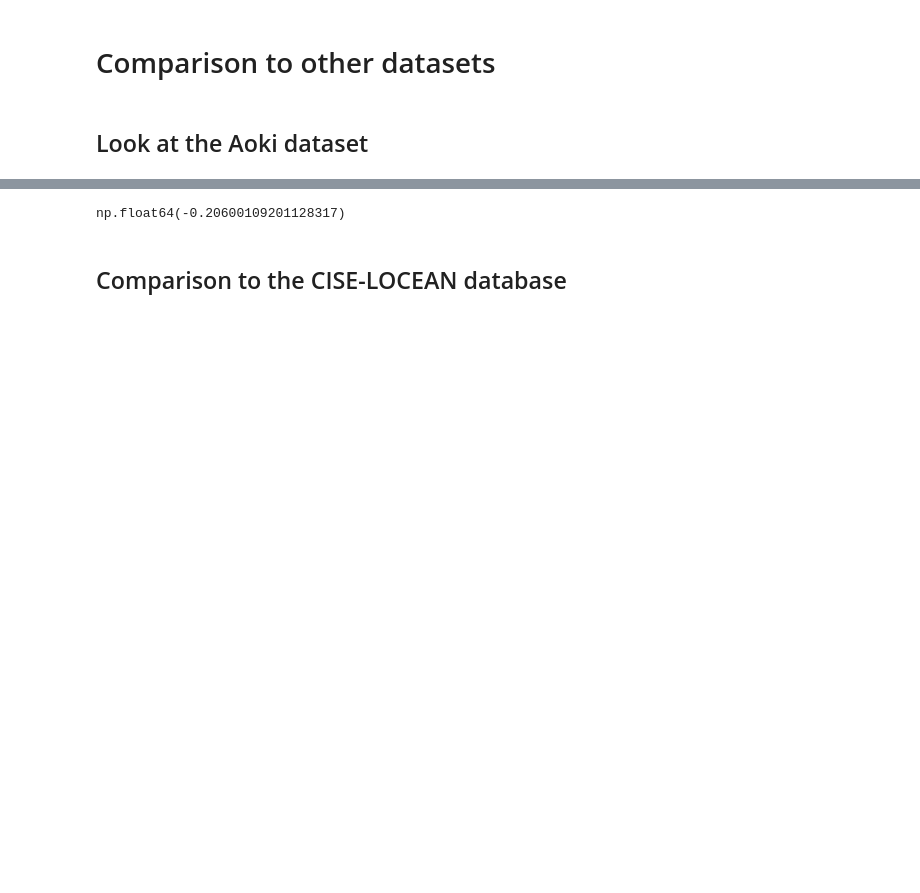
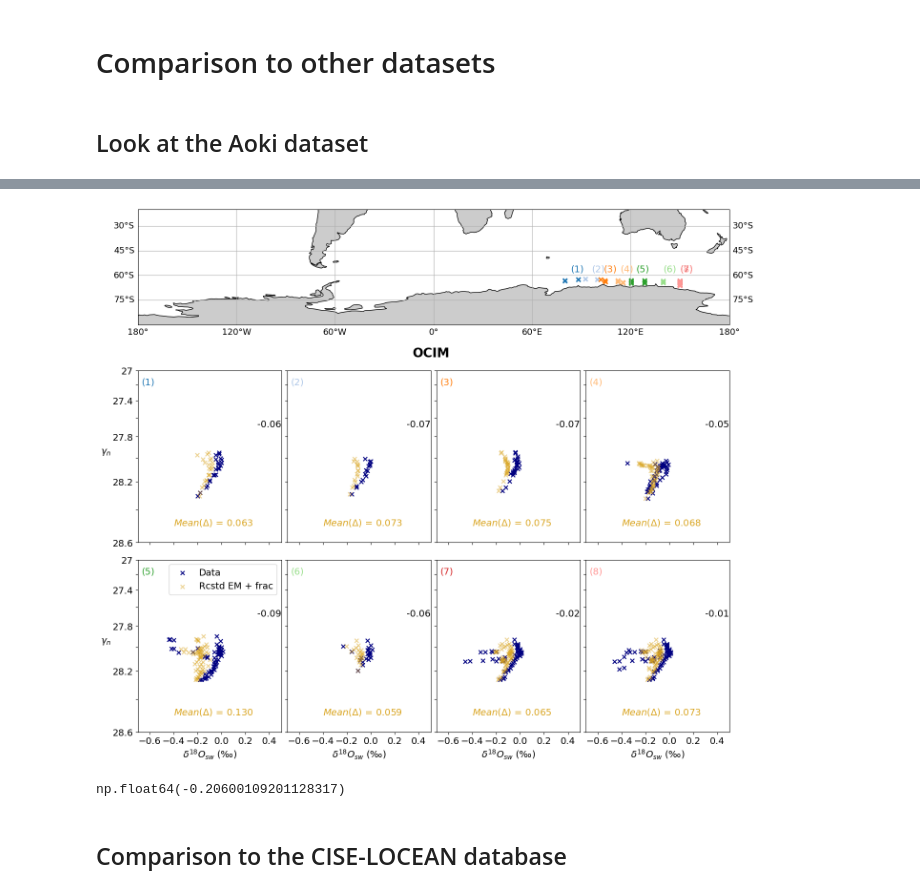
Before and after one commit to brumillet/d18o-southern-ocean, a Jupyter notebook: notebooks/evaluation_reconstructions.ipynb, the cells around one changed output, grey strips where cells are left out. Saved outputs shown, nothing was run; the diff lists cells and outputs as text; code cells hidden in the pictures; blank space fills up the shorter version.

```diff
--- a/notebooks/evaluation_reconstructions.ipynb
+++ b/notebooks/evaluation_reconstructions.ipynb
@@ -586,35 +592,35 @@ ax.set_ylim(-90, -20); ax.set_xlim(-180, 180)
 couleurs = plt.cm.tab20(range(12))
 for i in range(8):
     ax.scatter(l_ds[i]['LONGITUDE_DEG'], l_ds[i]['LATITUDE_DEG'], color = couleurs[i], marker = 'x')
     ax.text(np.nanmean(l_ds[i]['LONGITUDE_DEG']), -58, '(' + str(i+1) + ')', fontsize = font, color = couleurs[i])
 
 norm_S = uf.get_BoundNorm(34, 35, nbins = 20)
 for i in range(8):
     i_row, i_col = i//4 + 1, i%4; xlabels, ylabels = uf.get_xylabels(2, 4, i)
 
     if (i_row == 1) & (i_col==2): ax.text(0.35, 26.8, model_label.upper(), fontsize = font + 5, fontweight = 'bold')
 
     ax = fig.add_subplot(gs[i_row, i_col])
     sc = ax.scatter(l_ds[i]['dO18'], l_ds[i]['Gamma'], marker = 'x', c = 'navy', alpha = 1, label = 'Data') #, norm = norm_S)
     ax.scatter(l_ds[i]['d18O_rcst_' + model_label], l_ds[i]['Gamma'], marker = 'x', c = 'goldenrod', alpha = .5, label = 'Rcstd EM + frac')
-    ax.scatter(l_ds[i]['d18O_B18'], l_ds[i]['Gamma'], marker = '+', c = bk.BREITKREUZ_COLOR, alpha = .5, label = bk.BREITKREUZ_LABEL)
 
     if i ==4: ax.legend(fontsize = font)
 
     if xlabels: ax.set_xlabel('$\delta^{18}O_{sw}$ (‰)', fontsize = font)
     if ylabels: ax.set_ylabel('$\gamma_n$', fontsize = font, rotation = 0, labelpad = 10)
 
     ax.text(-0.4, 28.5, '$Mean(\Delta)$ = ' + format(np.nanmean(np.sqrt((l_ds[i]['dO18'] - l_ds[i]['d18O_rcst_' + model_label])**2)), '.3f'), fontsize = font, color = 'goldenrod')
-    ax.text(-0.4, 28.4, '$Mean(\Delta)$ = ' + format(np.nanmean(np.sqrt((l_ds[i]['dO18'] - l_ds[i]['d18O_B18'])**2)), '.3f'), fontsize = font, color = bk.BREITKREUZ_COLOR)
     ax.text(-0.67, 27.2, '(' + str(i + 1) + ')', fontsize = font, color = couleurs[i])
     ax.text(0.3, 27.7, format(np.nanmean(l_ds[i]['d18O_rcst_' + model_label] - l_ds[i]['dO18']), '.2f'), fontsize = font)
 
     ax.set_yscale('custom_scale')
     uf.plot_details_axis(ax, sc, cb = False, xlim = (-0.7, 0.5), ylim = (28.6, 27), nbins = 20, xticks = [-0.6 + 0.2*i for i in range(6)], yticks = [27 + 0.2*i for i in range(9)], font = font, xlabels = xlabels, ylabels = ylabels)
     ax.invert_yaxis()
     if ylabels: ax.set_yticklabels(['27', '', '27.4', '', '27.8', '', '28.2', '', '28.6'], fontsize = font)
 
 plt.savefig(fig_path + 'd18o_profiles_aoki_SO_map_' + model_label + '_B18_rcs_mean.png', bbox_inches = 'tight')
+# %% [output]
+[figure, added]
 # %%
 ocim_d18o['d18o_recons'].values[39, 13, 64]
 # %% [output]
```
Also changed, not shown: parts of 22 cells of this notebook, 1 other file.
